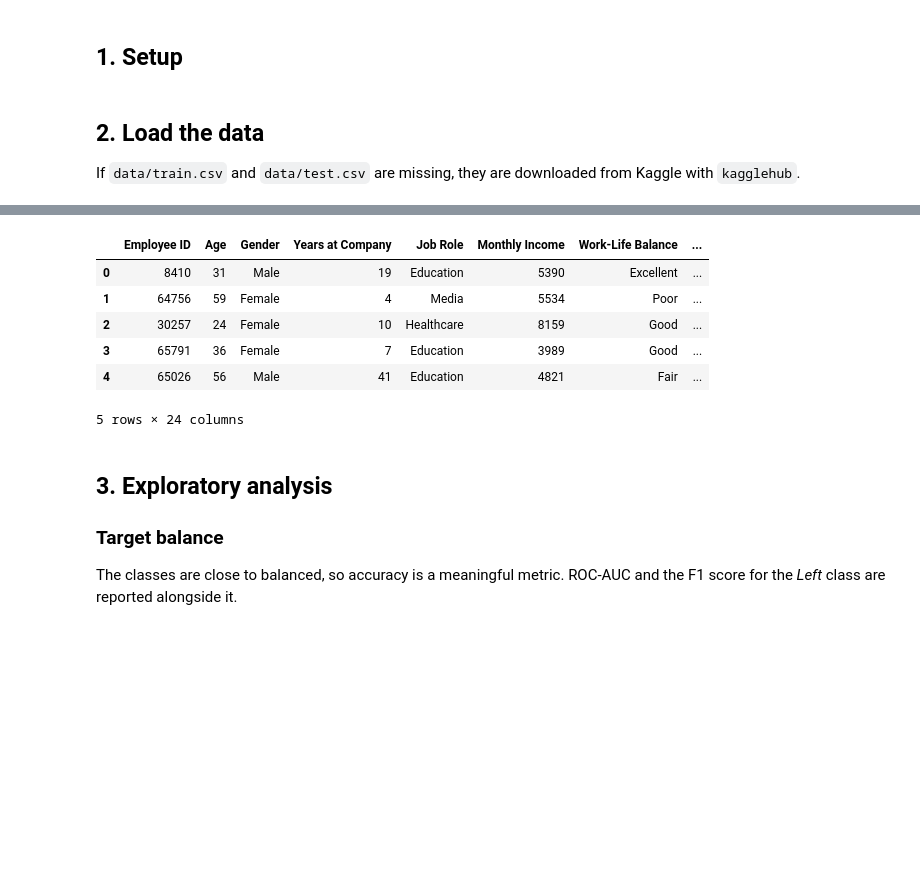
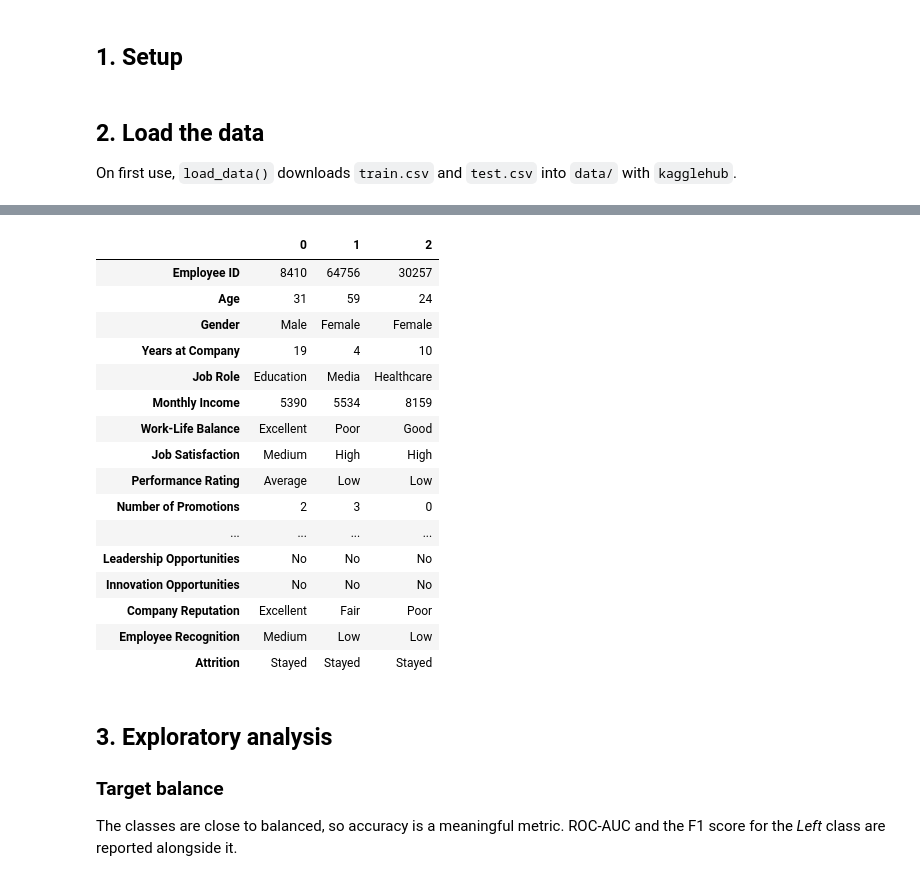
Before and after one commit to RachitSethi2455/employee-attrition-prediction, a Jupyter notebook: employee_attrition_classification.ipynb, the cells around one changed output, grey strips where cells are left out. Cells and saved outputs as stored; diff of their text form; code cells hidden in the pictures; blank space fills up the shorter version.

```diff
--- a/employee_attrition_classification.ipynb
+++ b/employee_attrition_classification.ipynb
@@ -40,21 +50,12 @@ ASSETS.mkdir(exist_ok=True)
 sns.set_theme(style="whitegrid")
 # %% [markdown]
 ## 2. Load the data
-If `data/train.csv` and `data/test.csv` are missing, they are downloaded from Kaggle with `kagglehub`.
+On first use, `load_data()` downloads `train.csv` and `test.csv` into `data/` with `kagglehub`.
 # %%
-if not (DATA_DIR / "train.csv").exists():
-    import shutil
-    import kagglehub
-    src = Path(kagglehub.dataset_download("stealthtechnologies/employee-attrition-dataset"))
-    DATA_DIR.mkdir(exist_ok=True)
-    for f in ("train.csv", "test.csv"):
-        shutil.copy(src / f, DATA_DIR / f)
-
-train_df = pd.read_csv(DATA_DIR / "train.csv")
-test_df = pd.read_csv(DATA_DIR / "test.csv")
+train_df, test_df = load_data()
 print("train:", train_df.shape, "| test:", test_df.shape)
 print("missing values:", train_df.isna().sum().sum() + test_df.isna().sum().sum(),
       "| duplicate rows:", train_df.duplicated().sum())
 print("Employee IDs shared by train and test:", len(set(train_df["Employee ID"]) & set(test_df["Employee ID"])))
-train_df.head()
+train_df.head(3).T
 # %% [output]
@@ -61,13 +64,23 @@ train_df.head()
 train: (59598, 24) | test: (14900, 24)
 missing values: 0 | duplicate rows: 0
 Employee IDs shared by train and test: 0
-|  | Employee ID | Age | Gender | Years at Company | Job Role | Monthly Income | Work-Life Balance | ... |
-| 0 | 8410 | 31 | Male | 19 | Education | 5390 | Excellent | ... |
-| 1 | 64756 | 59 | Female | 4 | Media | 5534 | Poor | ... |
-| 2 | 30257 | 24 | Female | 10 | Healthcare | 8159 | Good | ... |
-| 3 | 65791 | 36 | Female | 7 | Education | 3989 | Good | ... |
-| 4 | 65026 | 56 | Male | 41 | Education | 4821 | Fair | ... |
+|  | 0 | 1 | 2 |
+| Employee ID | 8410 | 64756 | 30257 |
+| Age | 31 | 59 | 24 |
+| Gender | Male | Female | Female |
+| Years at Company | 19 | 4 | 10 |
+| Job Role | Education | Media | Healthcare |
+| Monthly Income | 5390 | 5534 | 8159 |
+| Work-Life Balance | Excellent | Poor | Good |
+| Job Satisfaction | Medium | High | High |
+| Performance Rating | Average | Low | Low |
+| Number of Promotions | 2 | 3 | 0 |
+| ... | ... | ... | ... |
+| Leadership Opportunities | No | No | No |
+| Innovation Opportunities | No | No | No |
+| Company Reputation | Excellent | Fair | Poor |
+| Employee Recognition | Medium | Low | Low |
+| Attrition | Stayed | Stayed | Stayed |
-5 rows × 24 columns
 # %% [markdown]
 ## 3. Exploratory analysis
 
```
Also changed, not shown: parts of 29 cells of this notebook, 16 other files.
